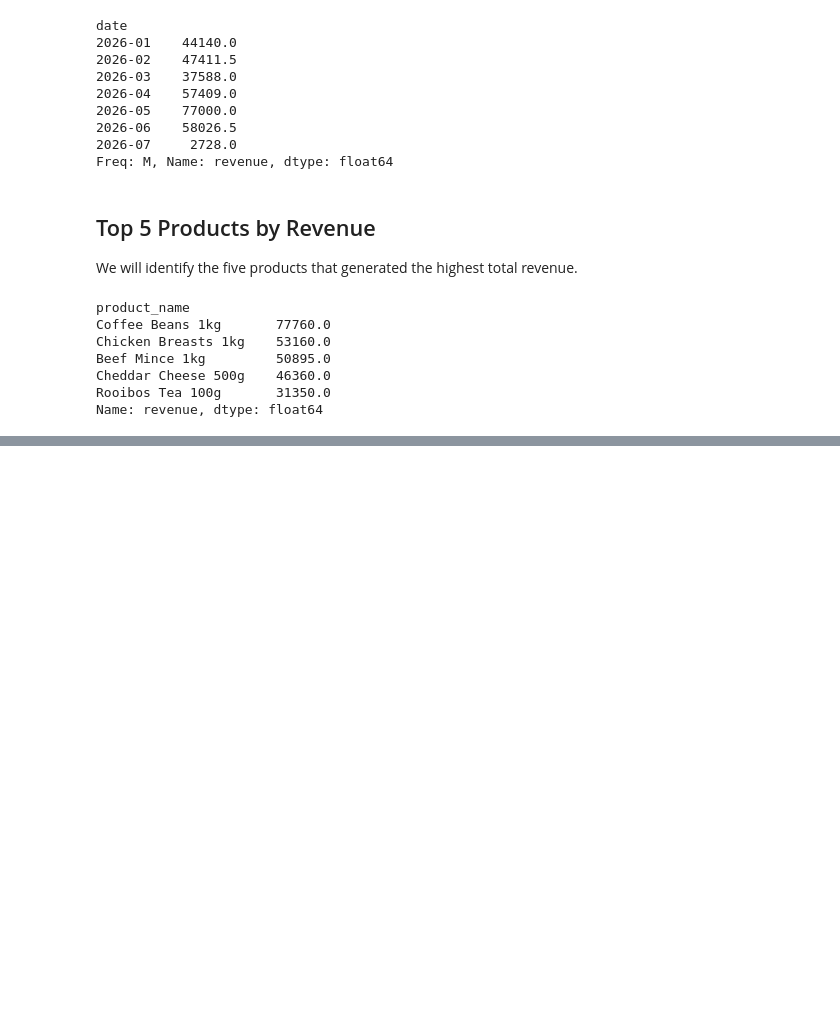
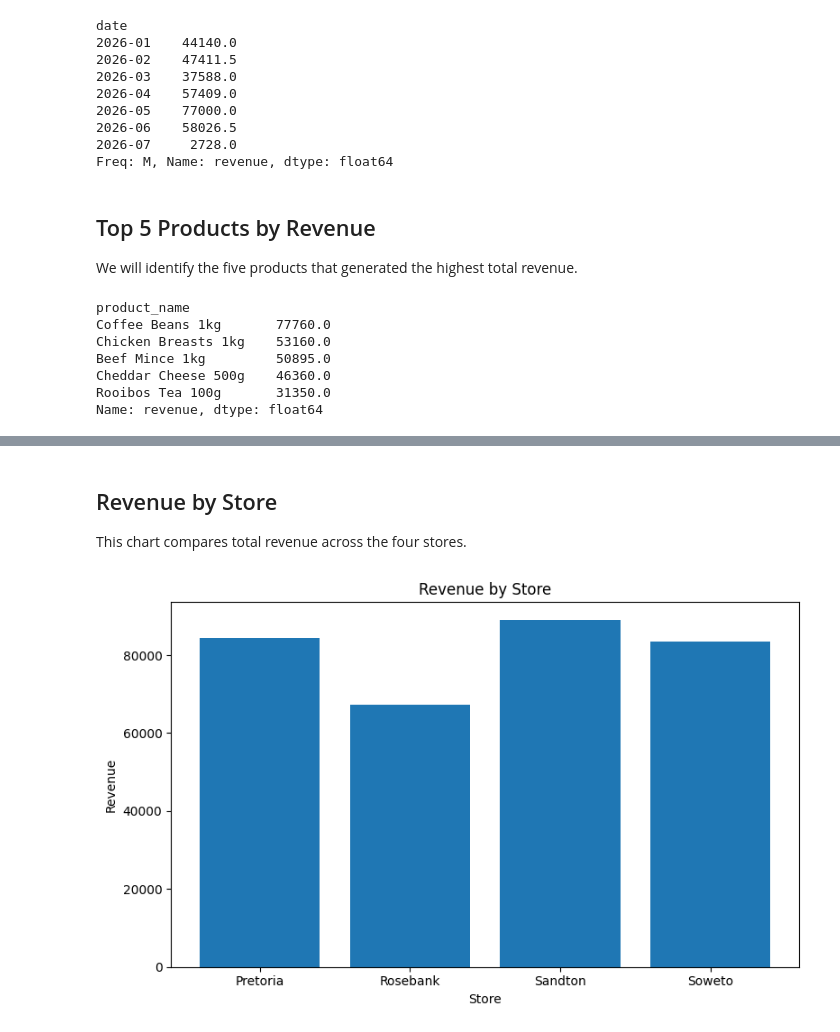
Before and after one commit to UwaizLovell/retail-sales-analysis, a Jupyter notebook: analysis.ipynb, the cells around one changed output, grey strips where cells are left out. Cells and saved outputs as stored; diff of their text form; code cells hidden in the pictures; blank space fills up the shorter version.

```diff
--- a/analysis.ipynb
+++ b/analysis.ipynb
@@ -277,0 +300,18 @@ Name: revenue, dtype: float64
+# %% [markdown]
+## Revenue by Store
+
+This chart compares total revenue across the four stores.
+# %%
+plt.figure(figsize=(8, 5))
+
+plt.bar(revenue_by_store.index, revenue_by_store.values)
+
+plt.title("Revenue by Store")
+plt.xlabel("Store")
+plt.ylabel("Revenue")
+
+plt.tight_layout()
+plt.savefig("charts/revenue_by_store.png")
+plt.show()
+# %% [output]
+[figure, added]
```
Also changed, not shown: parts of 4 cells of this notebook, 3 other files.
